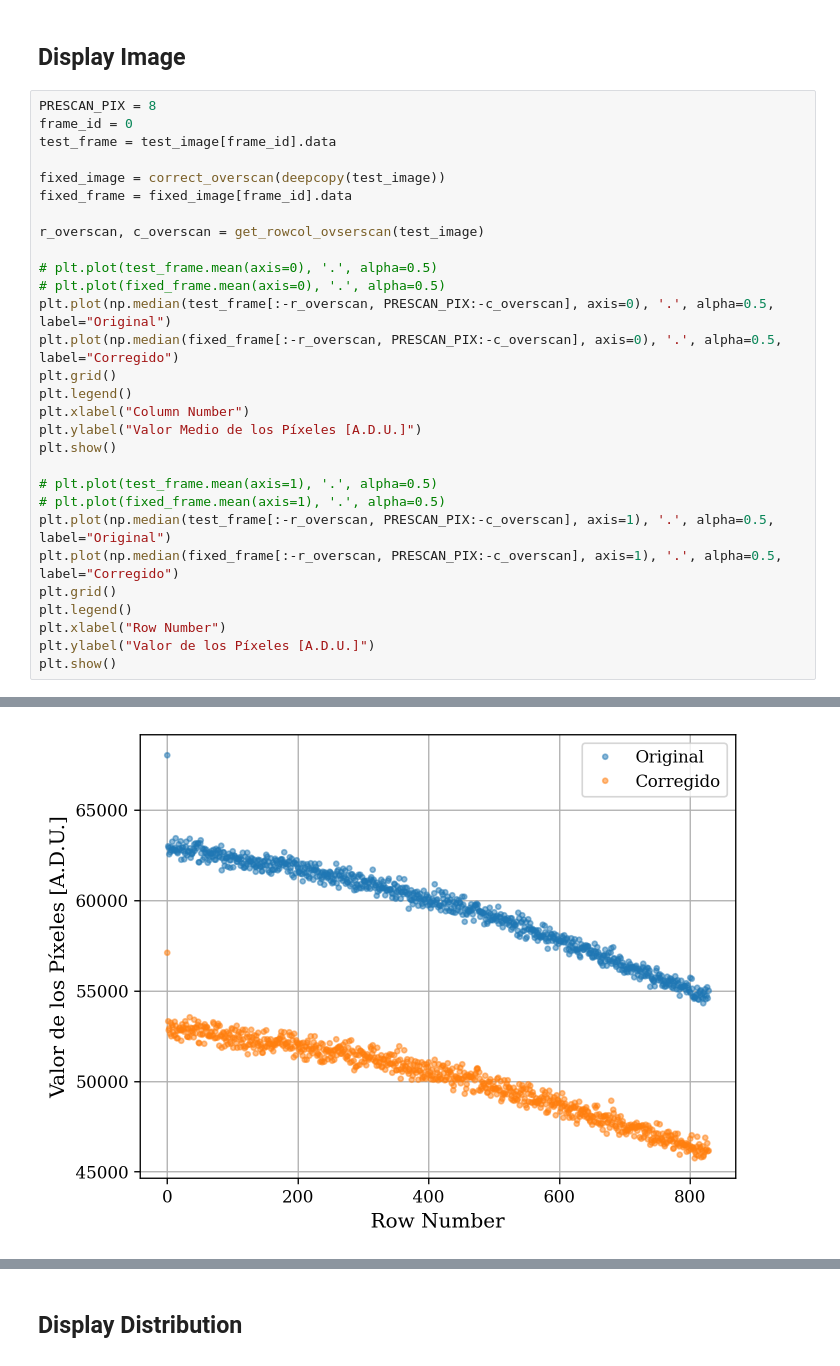
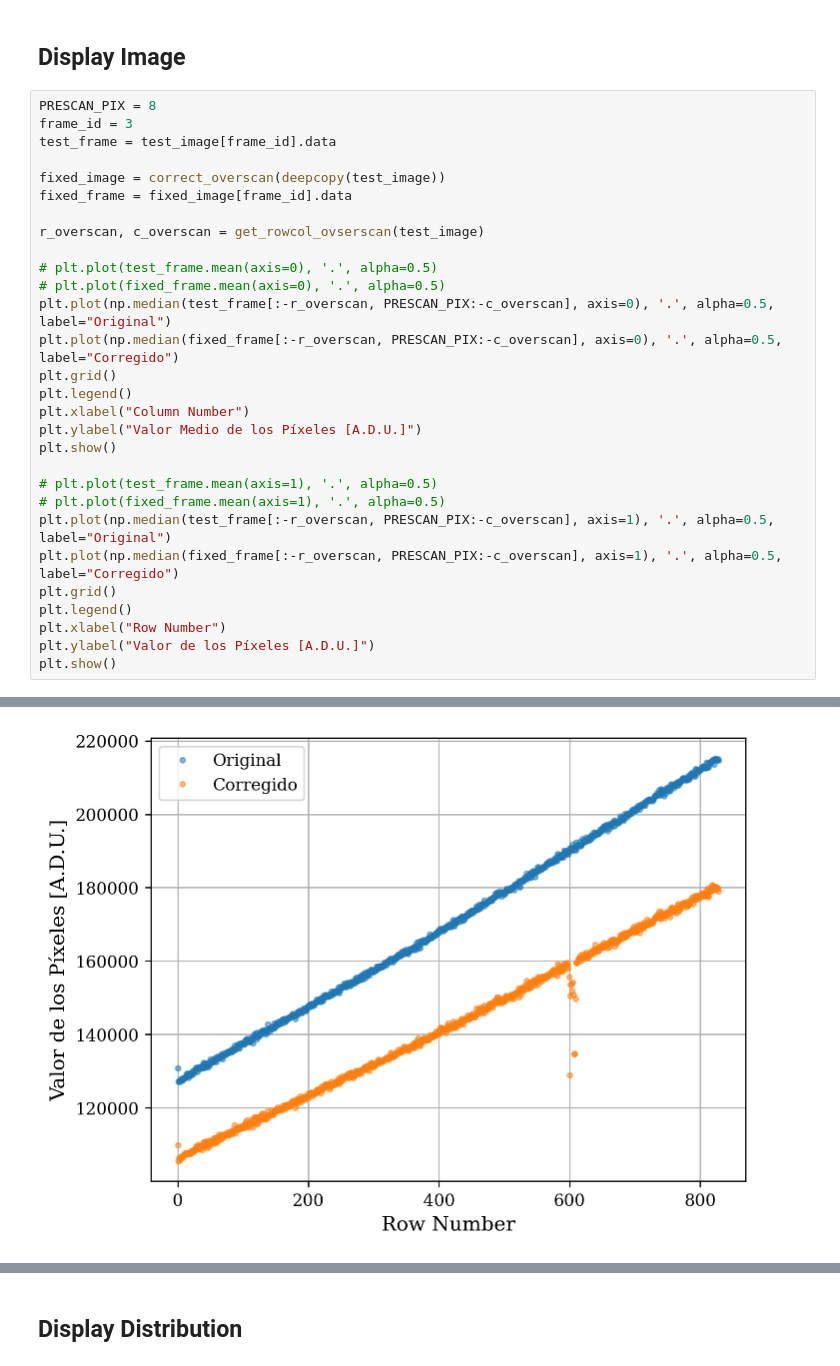
Before and after one commit to agustinbrusco/LAMBDA_Hub, a Jupyter notebook: skipper_image_analysis/image_read_test.ipynb, the cells around one changed output, grey strips where cells are left out. Cells and saved outputs as stored; diff of their text form.

```diff
--- a/skipper_image_analysis/image_read_test.ipynb
+++ b/skipper_image_analysis/image_read_test.ipynb
@@ -110,7 +139,7 @@ Loaded proc_skp_shut_open_oled1row_sgn_NSAMP5_NROW879_NCOL336_EXPOSURE0.75_img29
 ## Display Image
 # %%
 PRESCAN_PIX = 8
-frame_id = 0
+frame_id = 3
 test_frame = test_image[frame_id].data
 
 fixed_image = correct_overscan(deepcopy(test_image))
@@ -142 +171 @@ plt.show()
-[figure, old version]
+[figure, new version]
```
Also changed, not shown: parts of 7 cells of this notebook.
